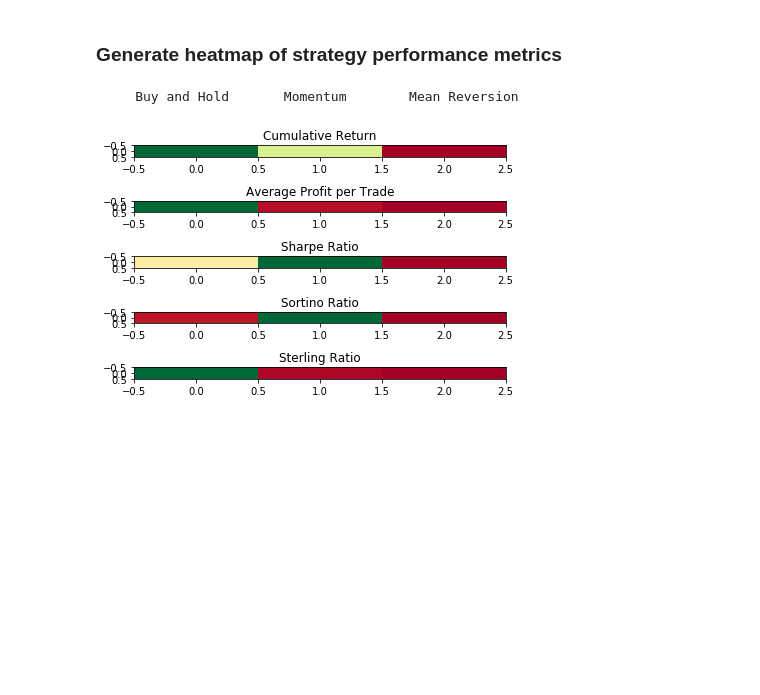
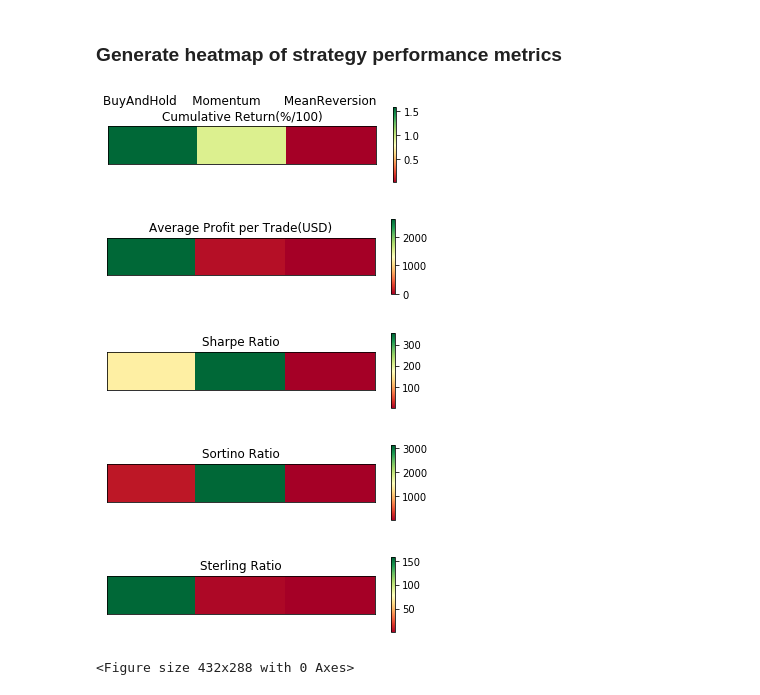
Before and after one commit to davidclevenger/CS594FP, a Jupyter notebook: initial.ipynb, the cells around one changed output. Cells and saved outputs as stored; diff of their text form; code cells hidden in the pictures; blank space fills up the shorter version.

Commit message:
Updated metrics.

```diff
--- a/initial.ipynb
+++ b/initial.ipynb
@@ -169,24 +169,33 @@ Sterling Ratio:  0.00023398310662035
 # %% [markdown]
 ### Generate heatmap of strategy performance metrics
 # %%
-titles = ["Cumulative Return", "Average Profit per Trade",
+titles = ["Cumulative Return(%/100)", "Average Profit per Trade(USD)",
           "Sharpe Ratio", "Sortino Ratio", "Sterling Ratio"]
 df = [[cumulativeBH, cumulativeMOM, cumulativeMR],
       [averageBH, averageMOM, averageMR],
       [sharpeBH, sharpeMOM, sharpeMR],
       [sortinoBH, sortinoMOM, sortinoMR],
       [sterlingBH, sterlingMOM, sterlingMR]]
 
 base = len(df) * 100 + 1 * 10 + 1
 
-print("     Buy and Hold\tMomentum\tMean Reversion")
+plt.suptitle("BuyAndHold    Momentum      MeanReversion", x = 0.43, y = 0.99)
 for metric, title in zip(df, titles):
     plt.subplot(base)
     plt.title(title)
-    plt.imshow([metric], cmap = "RdYlGn", aspect = "auto")
+    heatmap = plt.pcolor([metric], cmap="RdYlGn")
+    plt.xticks([])
+    plt.yticks([])
+    plt.colorbar(heatmap, shrink = 2)
+    plt.show()
     base += 1
 
-plt.tight_layout()
+
+plt.subplots_adjust(hspace = 0.001)
 # %% [output]
+[figure, new version]
+[figure, added]
+[figure, added]
+[figure, added]
+[figure, added]
-     Buy and Hold       Momentum        Mean Reversion
+<Figure size 432x288 with 0 Axes>
-[figure, old version]
```
Also changed, not shown: parts of 3 cells of this notebook, 1 other file.
